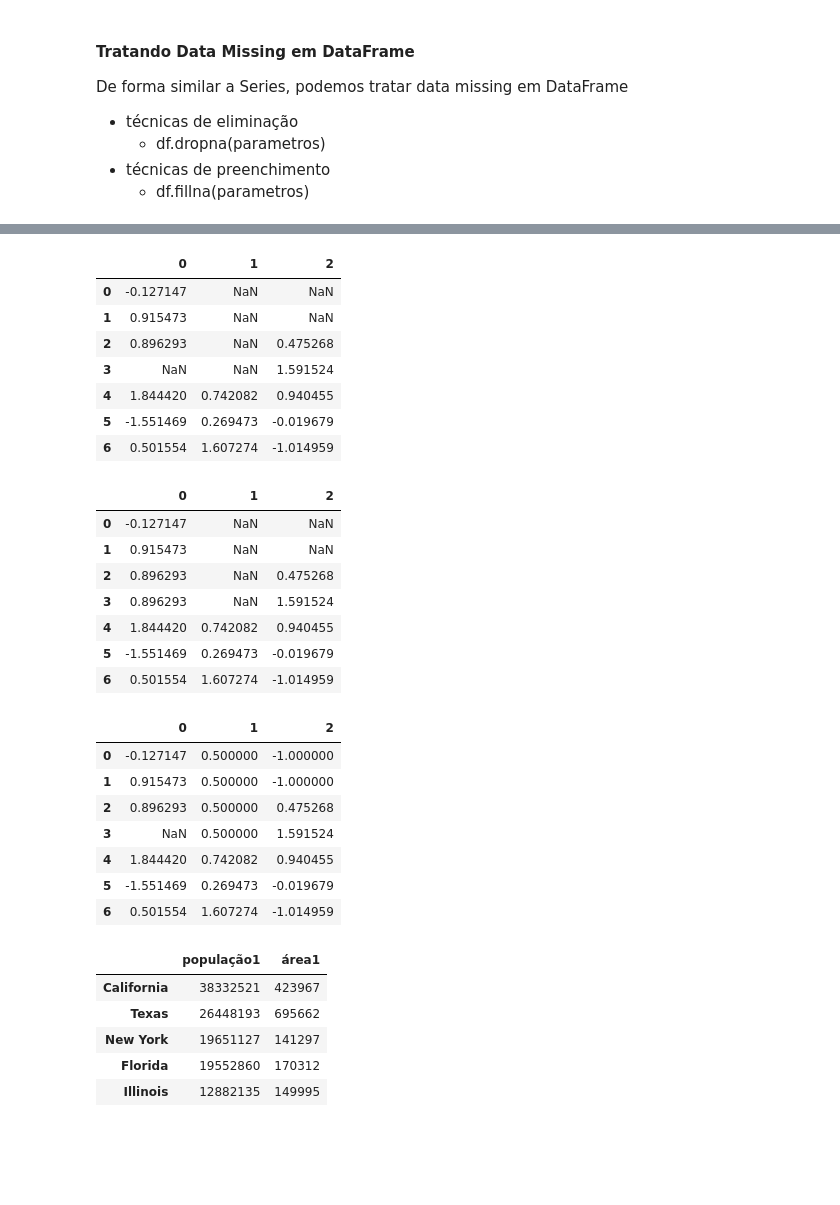
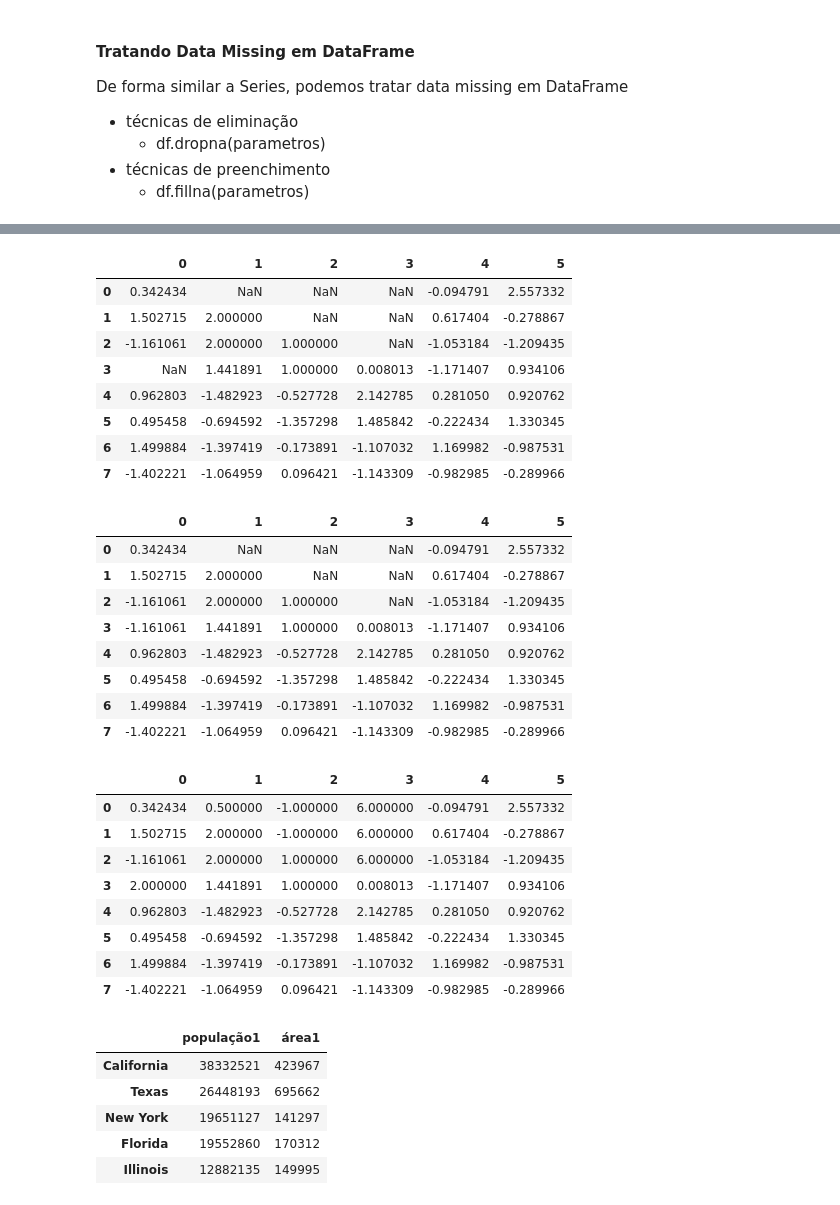
Before and after one commit to arturgmrs/imd_tec_002, a Jupyter notebook: aula_3_1.ipynb, the cells around one changed output, grey strips where cells are left out. Cells and saved outputs as stored; diff of their text form; code cells hidden in the pictures; blank space fills up the shorter version.

```diff
--- a/aula_3_1.ipynb
+++ b/aula_3_1.ipynb
@@ -301,6 +359,6 @@ dataF.dropna(how='all', axis='columns')
 # Exemplo: Preenchimento de data missing em DataFrames
 import numpy as np
 
-df = DataFrame(np.random.randn(7, 3))
+df = DataFrame(np.random.randn(8, 6))
 df
 # %% [output]
@@ -315,4 +374,4 @@ df
 # %%
-df.iloc[:4, 1] = None; df.iloc[:2, 2] = None
+df.iloc[:3, 3] = None; df.iloc[:2, 2] = None
 df
 # %% [output]
@@ -342,41 +430,44 @@ df.fillna(0)
 df.iloc[3:4,0:1] = None
 df
 # %% [output]
-|  | 0 | 1 | 2 |
-| 0 | -0.127147 | NaN | NaN |
-| 1 | 0.915473 | NaN | NaN |
-| 2 | 0.896293 | NaN | 0.475268 |
-| 3 | NaN | NaN | 1.591524 |
-| 4 | 1.844420 | 0.742082 | 0.940455 |
-| 5 | -1.551469 | 0.269473 | -0.019679 |
-| 6 | 0.501554 | 1.607274 | -1.014959 |
+|  | 0 | 1 | 2 | 3 | 4 | 5 |
+| 0 | 0.342434 | NaN | NaN | NaN | -0.094791 | 2.557332 |
+| 1 | 1.502715 | 2.000000 | NaN | NaN | 0.617404 | -0.278867 |
+| 2 | -1.161061 | 2.000000 | 1.000000 | NaN | -1.053184 | -1.209435 |
+| 3 | NaN | 1.441891 | 1.000000 | 0.008013 | -1.171407 | 0.934106 |
+| 4 | 0.962803 | -1.482923 | -0.527728 | 2.142785 | 0.281050 | 0.920762 |
+| 5 | 0.495458 | -0.694592 | -1.357298 | 1.485842 | -0.222434 | 1.330345 |
+| 6 | 1.499884 | -1.397419 | -0.173891 | -1.107032 | 1.169982 | -0.987531 |
+| 7 | -1.402221 | -1.064959 | 0.096421 | -1.143309 | -0.982985 | -0.289966 |
 # %%
 # Exemplo: Preenchimento de data missing em DataFrames
 df.fillna(method='ffill')
 # %% [output]
-|  | 0 | 1 | 2 |
-| 0 | -0.127147 | NaN | NaN |
-| 1 | 0.915473 | NaN | NaN |
-| 2 | 0.896293 | NaN | 0.475268 |
-| 3 | 0.896293 | NaN | 1.591524 |
-| 4 | 1.844420 | 0.742082 | 0.940455 |
-| 5 | -1.551469 | 0.269473 | -0.019679 |
-| 6 | 0.501554 | 1.607274 | -1.014959 |
+|  | 0 | 1 | 2 | 3 | 4 | 5 |
+| 0 | 0.342434 | NaN | NaN | NaN | -0.094791 | 2.557332 |
+| 1 | 1.502715 | 2.000000 | NaN | NaN | 0.617404 | -0.278867 |
+| 2 | -1.161061 | 2.000000 | 1.000000 | NaN | -1.053184 | -1.209435 |
+| 3 | -1.161061 | 1.441891 | 1.000000 | 0.008013 | -1.171407 | 0.934106 |
+| 4 | 0.962803 | -1.482923 | -0.527728 | 2.142785 | 0.281050 | 0.920762 |
+| 5 | 0.495458 | -0.694592 | -1.357298 | 1.485842 | -0.222434 | 1.330345 |
+| 6 | 1.499884 | -1.397419 | -0.173891 | -1.107032 | 1.169982 | -0.987531 |
+| 7 | -1.402221 | -1.064959 | 0.096421 | -1.143309 | -0.982985 | -0.289966 |
 # %%
 # Exemplo: Preenchimento de data missing em DataFrames
 # Chamando .fillna() com um tipo 'dict',
 # pode-se usar um valor diferente de preenchimento para cada coluna
 
-df.fillna({1: 0.5, 2: -1})
+df.fillna({0: 2, 1: 0.5, 2: -1, 3: 6,})
 # %% [output]
-|  | 0 | 1 | 2 |
-| 0 | -0.127147 | 0.500000 | -1.000000 |
-| 1 | 0.915473 | 0.500000 | -1.000000 |
-| 2 | 0.896293 | 0.500000 | 0.475268 |
-| 3 | NaN | 0.500000 | 1.591524 |
-| 4 | 1.844420 | 0.742082 | 0.940455 |
-| 5 | -1.551469 | 0.269473 | -0.019679 |
-| 6 | 0.501554 | 1.607274 | -1.014959 |
+|  | 0 | 1 | 2 | 3 | 4 | 5 |
+| 0 | 0.342434 | 0.500000 | -1.000000 | 6.000000 | -0.094791 | 2.557332 |
+| 1 | 1.502715 | 2.000000 | -1.000000 | 6.000000 | 0.617404 | -0.278867 |
+| 2 | -1.161061 | 2.000000 | 1.000000 | 6.000000 | -1.053184 | -1.209435 |
+| 3 | 2.000000 | 1.441891 | 1.000000 | 0.008013 | -1.171407 | 0.934106 |
+| 4 | 0.962803 | -1.482923 | -0.527728 | 2.142785 | 0.281050 | 0.920762 |
+| 5 | 0.495458 | -0.694592 | -1.357298 | 1.485842 | -0.222434 | 1.330345 |
+| 6 | 1.499884 | -1.397419 | -0.173891 | -1.107032 | 1.169982 | -0.987531 |
+| 7 | -1.402221 | -1.064959 | 0.096421 | -1.143309 | -0.982985 | -0.289966 |
 # %%
 # Exemplo: Criação de DataFrame Pandas
 #          a partir Dicionários de objetos Series
```
Also changed, not shown: parts of 55 cells of this notebook.
